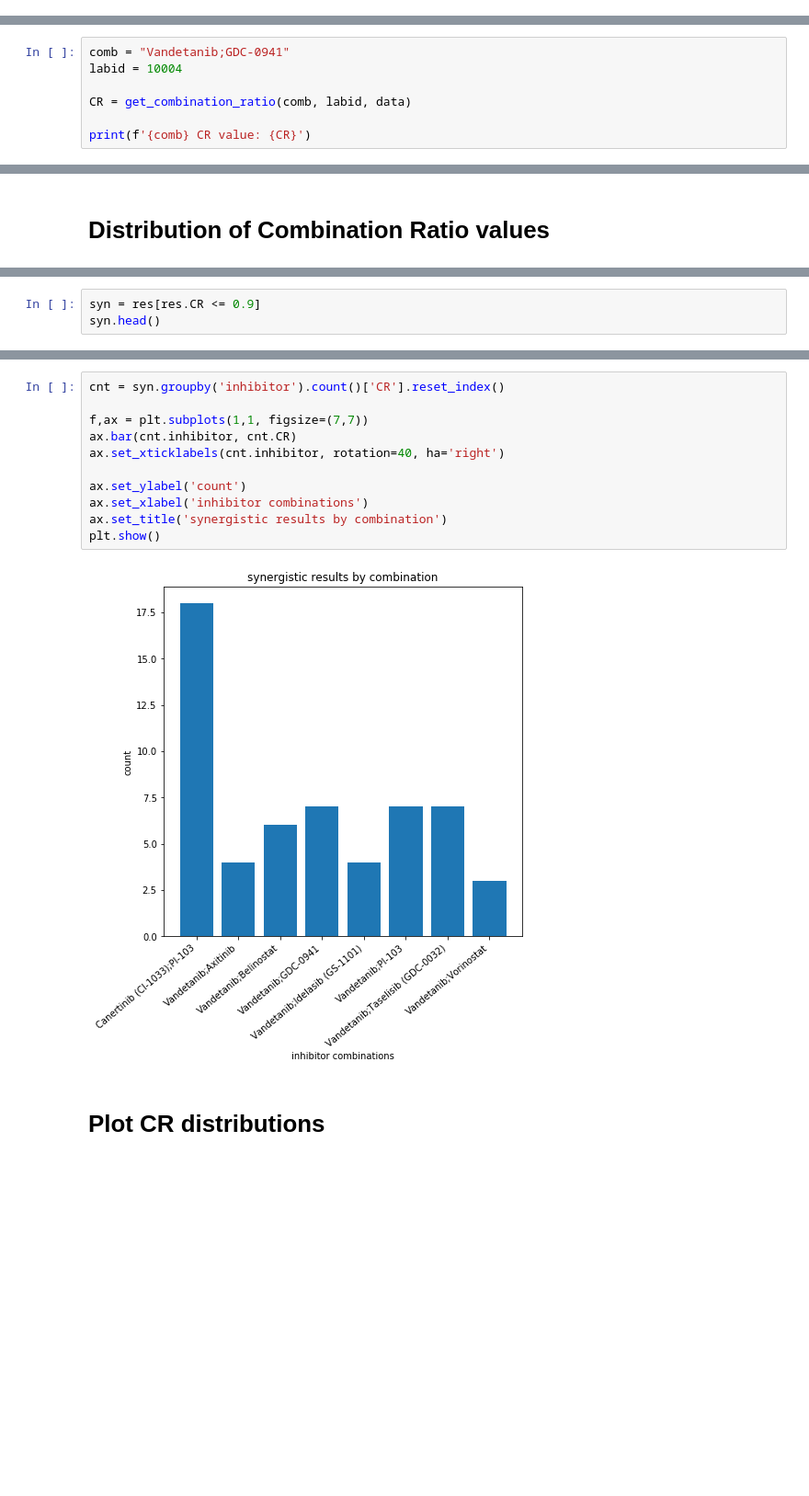
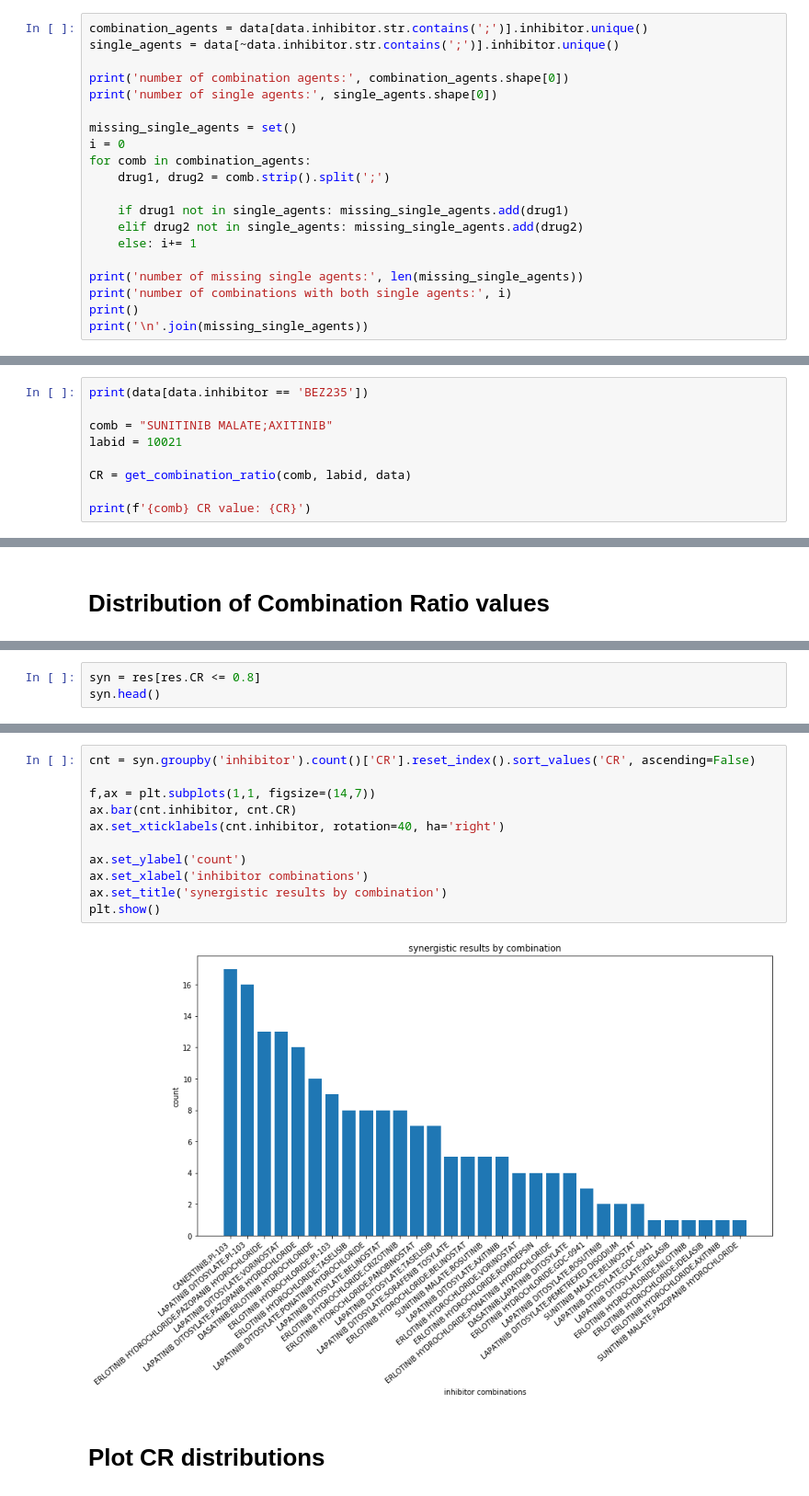
Before and after one commit to nathanieljevans/HNSCC_functional_data_pipeline, a Jupyter notebook: python/combination_ratio.ipynb, the cells around one changed output, grey strips where cells are left out. Shown: that part at 92% size. Saved outputs shown, nothing was run; the diff lists cells and outputs as text; blank space fills up the shorter version.

Commit message:
drug rework; combination index; combination ratio

```diff
--- a/python/combination_ratio.ipynb
+++ b/python/combination_ratio.ipynb
@@ -32,0 +48,20 @@ data.head()
+# %%
+combination_agents = data[data.inhibitor.str.contains(';')].inhibitor.unique()
+single_agents = data[~data.inhibitor.str.contains(';')].inhibitor.unique()
+
+print('number of combination agents:', combination_agents.shape[0])
+print('number of single agents:', single_agents.shape[0])
+
+missing_single_agents = set()
+i = 0
+for comb in combination_agents:
+    drug1, drug2 = comb.strip().split(';')
+
+    if drug1 not in single_agents: missing_single_agents.add(drug1)
+    elif drug2 not in single_agents: missing_single_agents.add(drug2)
+    else: i+= 1
+
+print('number of missing single agents:', len(missing_single_agents))
+print('number of combinations with both single agents:', i)
+print()
+print('\n'.join(missing_single_agents))
@@ -75,8 +121,10 @@ def get_combination_ratio(comb, lab_id, df, verbose=True):
 # %% [markdown]
 # Test example
 # %%
-comb = "Vandetanib;GDC-0941"
-labid = 10004
+print(data[data.inhibitor == 'BEZ235'])
+
+comb = "SUNITINIB MALATE;AXITINIB"
+labid = 10021
 
 CR = get_combination_ratio(comb, labid, data)
 
@@ -131,5 +182,5 @@ We'll use less than `0.9` to denote synergy
 # %%
-syn = res[res.CR <= 0.9]
+syn = res[res.CR <= 0.8]
 syn.head()
 # %% [output]
 |  | lab_id | inhibitor | CR |
@@ -141,16 +192,16 @@ syn.head()
 # %%
-cnt = syn.groupby('inhibitor').count()['CR'].reset_index()
+cnt = syn.groupby('inhibitor').count()['CR'].reset_index().sort_values('CR', ascending=False)
 
-f,ax = plt.subplots(1,1, figsize=(7,7))
+f,ax = plt.subplots(1,1, figsize=(14,7))
 ax.bar(cnt.inhibitor, cnt.CR)
 ax.set_xticklabels(cnt.inhibitor, rotation=40, ha='right')
 
 ax.set_ylabel('count')
 ax.set_xlabel('inhibitor combinations')
 ax.set_title('synergistic results by combination')
 plt.show()
 # %% [output]
-[figure, old version]
+[figure, new version]
 # %% [markdown]
 # Plot CR distributions
 # %%
```
Also changed, not shown: parts of 14 cells of this notebook, 17 other files.
